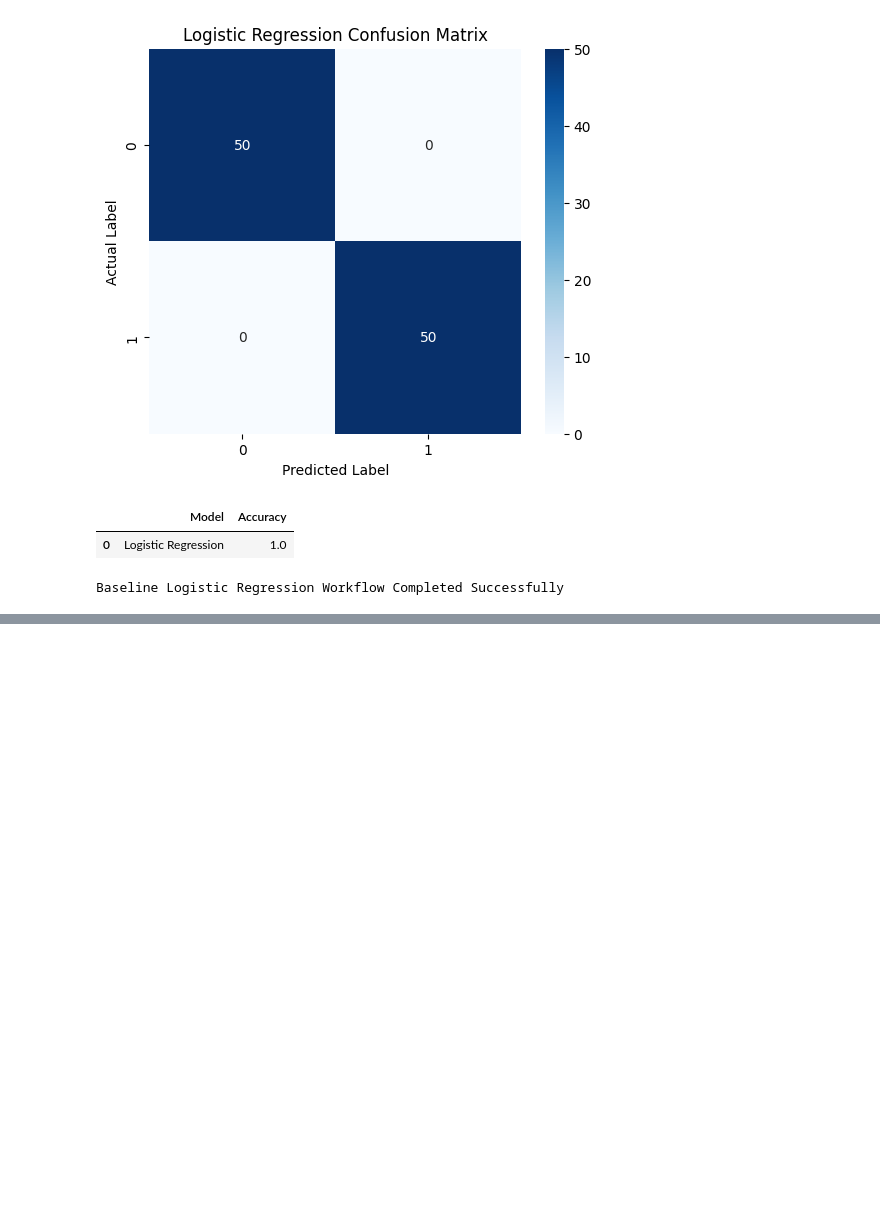
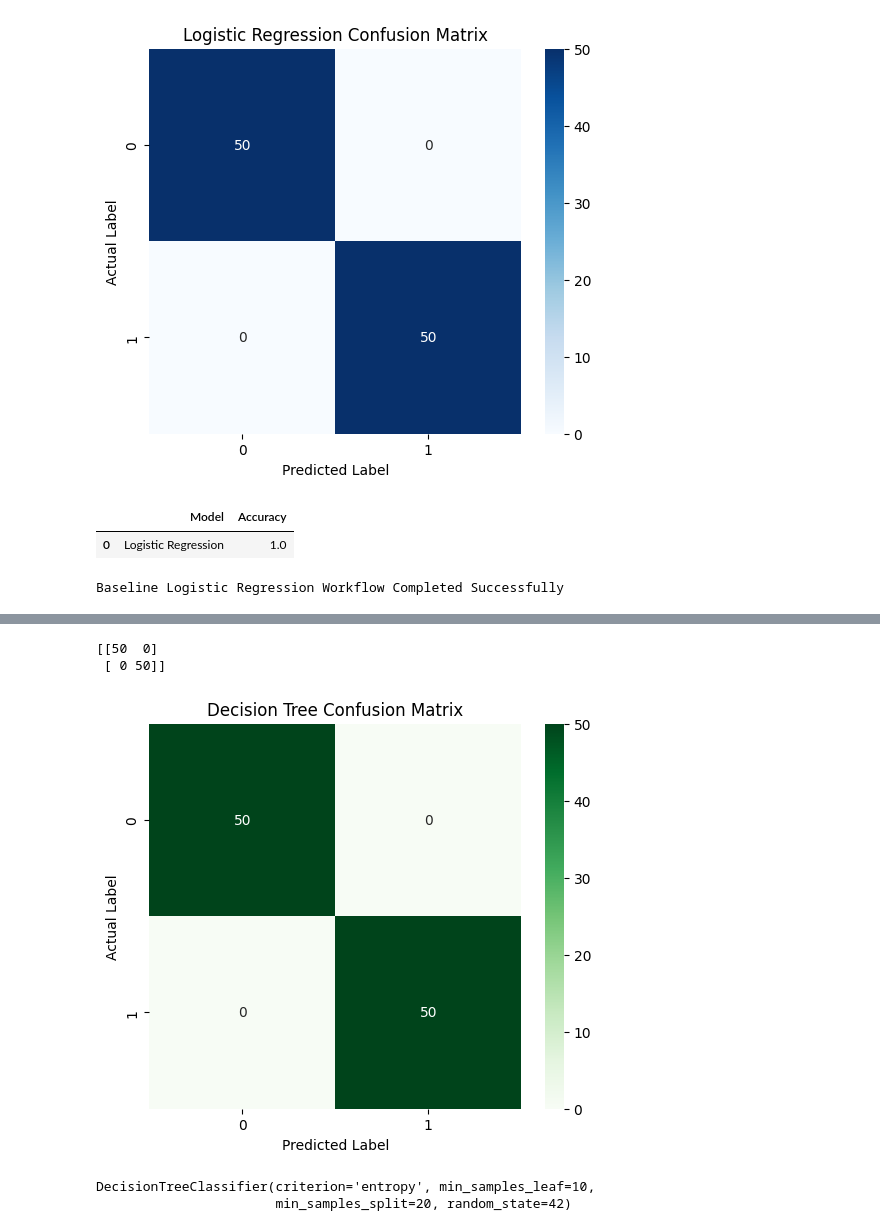
Before and after one commit to premprakash123/healthcare-chronic-disease-analysis, a Jupyter notebook: notebooks/04_model_building.ipynb, the cells around one changed output, grey strips where cells are left out. Saved outputs shown, nothing was run; the diff lists cells and outputs as text; code cells hidden in the pictures; blank space fills up the shorter version.

```diff
--- a/notebooks/04_model_building.ipynb
+++ b/notebooks/04_model_building.ipynb
@@ -273,3 +273,9 @@ dt_model = DecisionTreeClassifier(
 
     random_state=42
 )
+# %%
+# ==========================================
+# Train Decision Tree Model
+# ==========================================
+
+dt_model.fit(X_train, y_train)
@@ -275,0 +284,6 @@ dt_model = DecisionTreeClassifier(
+# %%
+# ==========================================
+# Generate Predictions
+# ==========================================
+
+y_pred_dt = dt_model.predict(X_test)
@@ -275,0 +322,38 @@ dt_model = DecisionTreeClassifier(
+# %%
+# ==========================================
+# Generate Confusion Matrix
+# ==========================================
+
+dt_cm = confusion_matrix(y_test, y_pred_dt)
+
+print(dt_cm)
+# %% [output]
+[[50  0]
+ [ 0 50]]
+# %%
+# ==========================================
+# Visualize Confusion Matrix
+# ==========================================
+
+plt.figure(figsize=(6,5))
+
+sns.heatmap(
+
+    dt_cm,
+
+    annot=True,
+
+    fmt='d',
+
+    cmap='Greens'
+)
+
+plt.title("Decision Tree Confusion Matrix")
+
+plt.xlabel("Predicted Label")
+
+plt.ylabel("Actual Label")
+
+plt.show()
+# %% [output]
+[figure, added]
@@ -275,0 +391,7 @@ dt_model = DecisionTreeClassifier(
+# %%
+# Train Decision Tree Model
+
+dt_model.fit(X_train, y_train)
+# %% [output]
+DecisionTreeClassifier(criterion='entropy', min_samples_leaf=10,
+                       min_samples_split=20, random_state=42)
```
Also changed, not shown: parts of 7 cells of this notebook, 2 other files.
